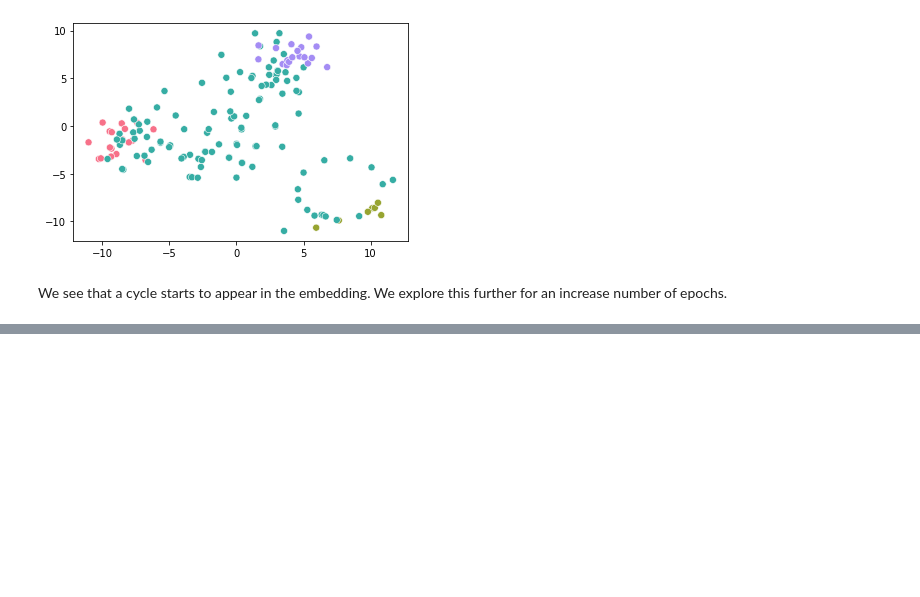
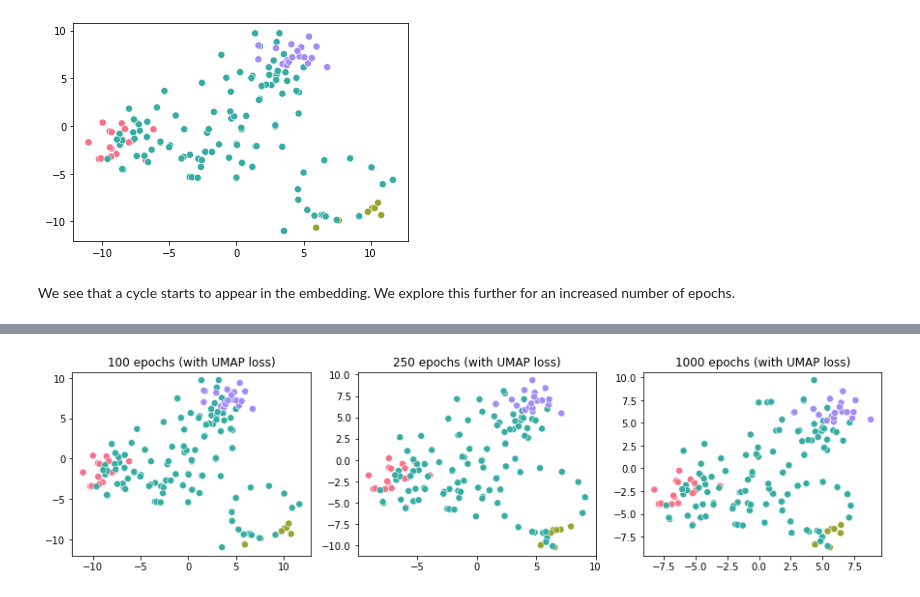
Before and after one commit to robinvndaele/topembedding, a Jupyter notebook: Experiments/CellBifurcating.ipynb, the cells around one changed output, grey strips where cells are left out. Drawn from its saved outputs; the diff is of its cells as text; code cells hidden in the pictures; blank space fills up the shorter version.

```diff
--- a/Experiments/CellBifurcating.ipynb
+++ b/Experiments/CellBifurcating.ipynb
@@ -350,4 +350,25 @@ plt.show()
 Time for embedding: 00:00:03
 [figure]
 # %% [markdown]
-We see that a cycle starts to appear in the embedding. We explore this further for an increase number of epochs.
+We see that a cycle starts to appear in the embedding. We explore this further for an increased number of epochs.
+# %%
+# Learning hyperparameters
+num_epochs = [100, 250, 1000]
+learning_rate = 1e-1
+
+# Conduct topological regularization for different topological loss function
+Y_epochs = {}
+for epochs in num_epochs:
+    print("\033[1mConducting topologically regularized embedding for " + str(epochs) + " epochs\033[0m")
+    Y_epochs[epochs], losses_top_other = UMAP(data, top_loss=top_loss_other, num_epochs=epochs,
+                                              learning_rate=learning_rate, random_state=42)
+    print("\n")
+
+# View topologically regularized embeddings
+fig, ax = plt.subplots(1, len(num_epochs), figsize=(len(num_epochs) * 5, 3.5))
+for idx, epochs in enumerate(num_epochs):
+    sns.scatterplot(x=Y_epochs[epochs][:,0], y=Y_epochs[epochs][:,1], s=50, hue=t, palette="husl", ax=ax[idx])
+    ax[idx].get_legend().remove()
+    ax[idx].set_title(str(epochs) + " epochs (with UMAP loss)")
+plt.show()
+# %% [output]
@@ -353,0 +392 @@ We see that a cycle starts to appear in the embedding. We explore this further f
+[figure, added]
```
Also changed, not shown: parts of 5 cells of this notebook, 2 other files.
